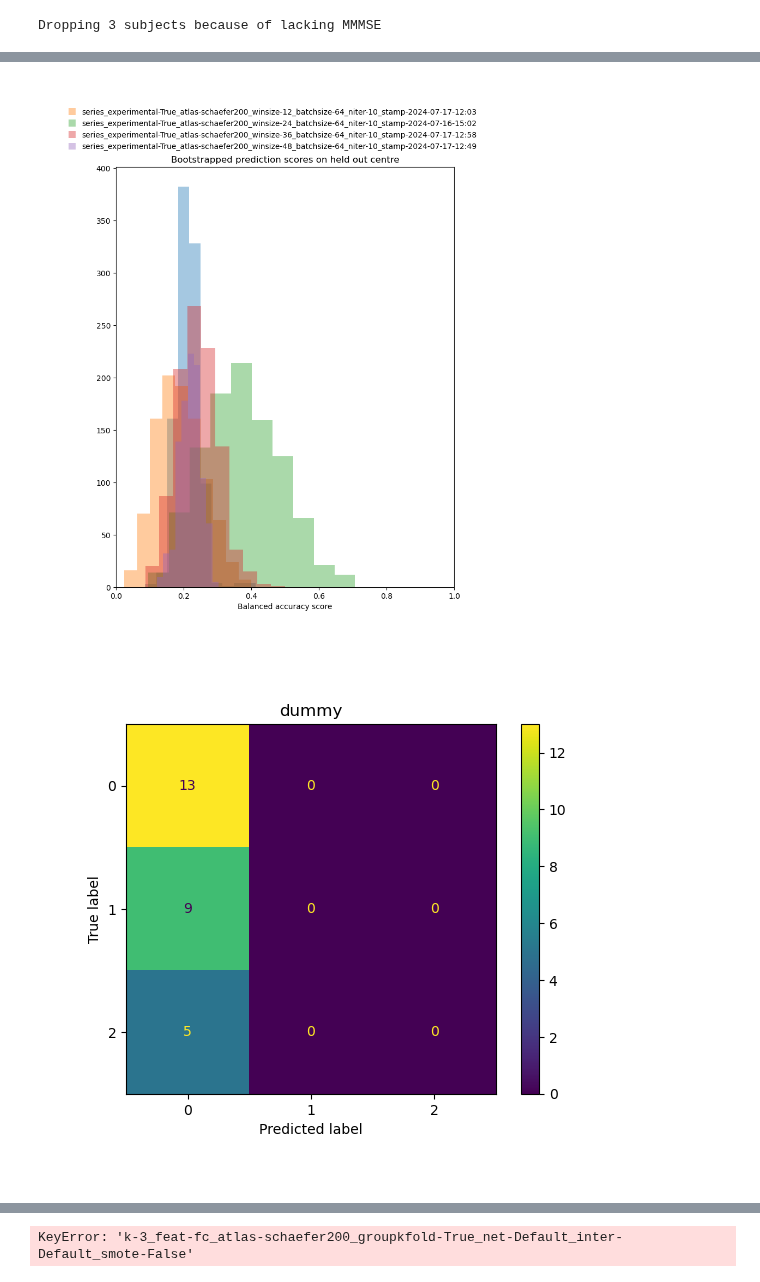
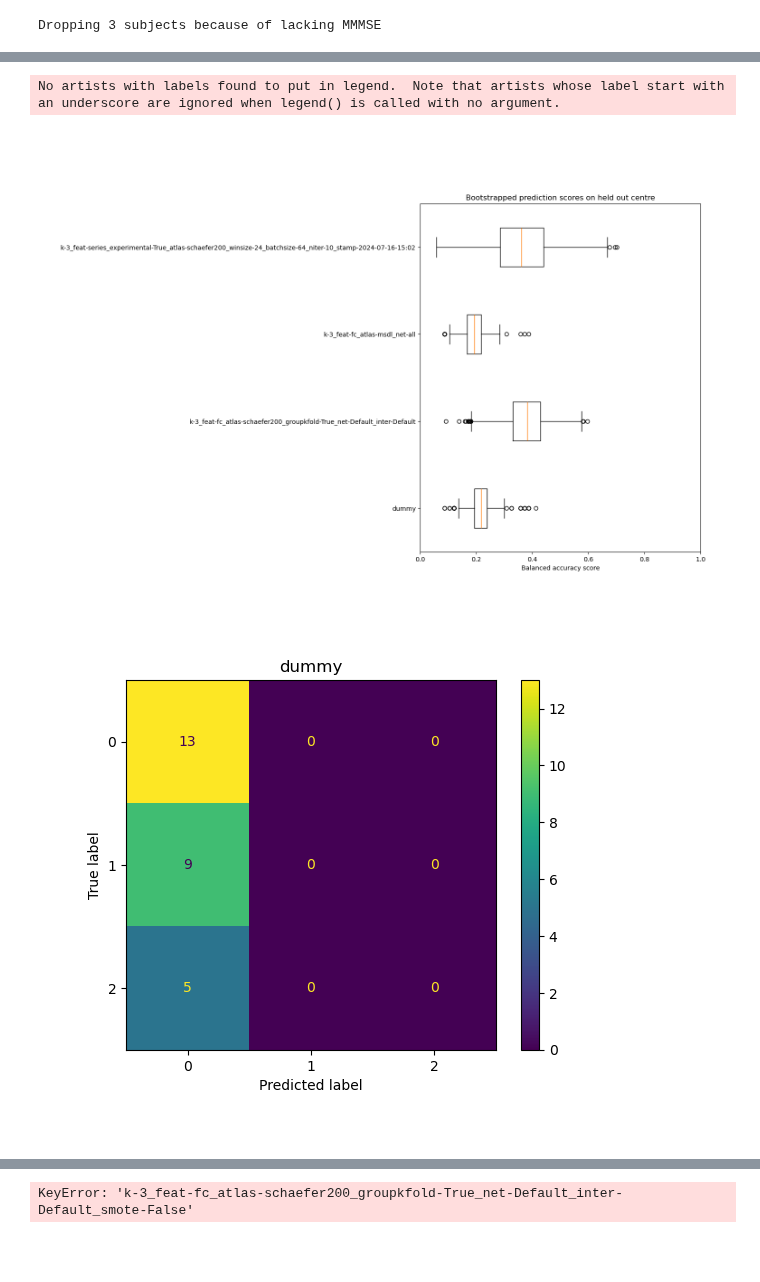
Before and after one commit to jonathan-legrand/cogpred, a Jupyter notebook: evaluate_models.ipynb, the cells around one changed output, grey strips where cells are left out. Cells and saved outputs as stored; diff of their text form; code cells hidden in the pictures; blank space fills up the shorter version.

Commit message:
Report prediction scores in boxplots

```diff
--- a/evaluate_models.ipynb
+++ b/evaluate_models.ipynb
@@ -15,10 +15,12 @@ k = 3
 conn_dir = config["connectivity_matrices"]
 
 fc_exps = [
+    "k-3_feat-fc_atlas-schaefer200_groupkfold-True_net-Default_inter-Default",
     #"k-3_feat-fc_atlas-schaefer200_groupkfold-True_net-Default_inter-Default_smote-False",
     #"k-3_feat-fc_atlas-schaefer200_groupkfold-True_net-Default_inter-Default_smote-True",
     #"k-3_feat-fc_atlas-schaefer200_groupkfold-True_net-Default_inter-Default_smote-minority",
     #"k-3_feat-fc_atlas-schaefer200_groupkfold-True_net-ContDefaultDorsAttnLimbicSalVentAttnSomMotVis_inter-ContDefaultDorsAttnLimbicSalVentAttnSomMotVis"
+    "k-3_feat-fc_atlas-msdl_net-all"
 ]
 volumetry = [
     "k-3_feat-volumetry_atlas-schaefer200_experimental-False"
@@ -27,10 +29,10 @@ volumetry = [
 series_exp = [
     #"k-3_feat-series_experimental-True_atlas-schaefer200_winsize-96_batchsize-32_niter-10_stamp-2024-07-15-17:47"
     #"k-3_feat-series_experimental-True_atlas-schaefer200_winsize-96_batchsize-64_niter-10_stamp-2024-07-16-12:07"
-    "k-3_feat-series_experimental-True_atlas-schaefer200_winsize-12_batchsize-64_niter-10_stamp-2024-07-17-12:03",
+    #"k-3_feat-series_experimental-True_atlas-schaefer200_winsize-12_batchsize-64_niter-10_stamp-2024-07-17-12:03",
     "k-3_feat-series_experimental-True_atlas-schaefer200_winsize-24_batchsize-64_niter-10_stamp-2024-07-16-15:02",
-    "k-3_feat-series_experimental-True_atlas-schaefer200_winsize-36_batchsize-64_niter-10_stamp-2024-07-17-12:58",
-    "k-3_feat-series_experimental-True_atlas-schaefer200_winsize-48_batchsize-64_niter-10_stamp-2024-07-17-12:49"
+    #"k-3_feat-series_experimental-True_atlas-schaefer200_winsize-36_batchsize-64_niter-10_stamp-2024-07-17-12:58",
+    #"k-3_feat-series_experimental-True_atlas-schaefer200_winsize-48_batchsize-64_niter-10_stamp-2024-07-17-12:49"
 ]
 
 matrices, metadata = make_test_data(conn_dir, ATLAS, k)
@@ -129,7 +131,7 @@ from sklearn.metrics import f1_score, balanced_accuracy_score, ConfusionMatrixDi
 f1 = partial(f1_score, average="macro")
 
 rng = np.random.default_rng(seed=1234)
-def bootstrap_predictions(y_test, y_pred, B=1000, metric=f1):
+def bootstrap_predictions(y_test, y_pred, B=2000, metric=f1):
     dist = []
     s_true = balanced_accuracy_score(y_test, y_pred)
     for _ in range(B):
@@ -154,6 +156,8 @@ res = {
 }
 
 for fc_exp in fc_exps:
+    atlas_name = fc_exp.split("_")[2].split("-")[1]
+    matrices, metadata = make_test_data(conn_dir, atlas_name, k)
     y_test, y_pred = evaluate_fc_model(fc_exp)
     res[fc_exp] = dict()
     res[fc_exp]["y_pred"] = y_pred
@@ -182,20 +178,26 @@ for ts_exp in series_exp:
 # %%
 fig, axes = plt.subplots(figsize=(8, 10))
+dists = []
+labels = []
 for model, resdict in res.items():
-    axes.hist(resdict["dist"], alpha=0.4, label=model[9:])
+    dists.append(resdict["dist"])
+    labels.append(model)
+    #axes.hist(resdict["dist"], alpha=0.4, label=model[9:])
 
     disp = ConfusionMatrixDisplay.from_predictions(
         y_test, resdict["y_pred"]#, labels=classes
     )
     disp.ax_.set_title(model)
 
+axes.boxplot(dists, labels=labels, vert=False)
 axes.set_xlabel(f"Balanced accuracy score")
 axes.set_title("Bootstrapped prediction scores on held out centre")
 axes.set_xlim(0, 1)
 #fig.legend(loc="lower left")
 fig.legend(bbox_to_anchor=(0, 1.0), loc='upper left')
 #fig.legend()
 plt.show()
 # %% [output]
+No artists with labels found to put in legend.  Note that artists whose label start with an underscore are ignored when legend() is called with no argument.
-[figure, old version]
+[figure, new version]
 [figure]
```
Also changed, not shown: parts of 3 cells of this notebook.
